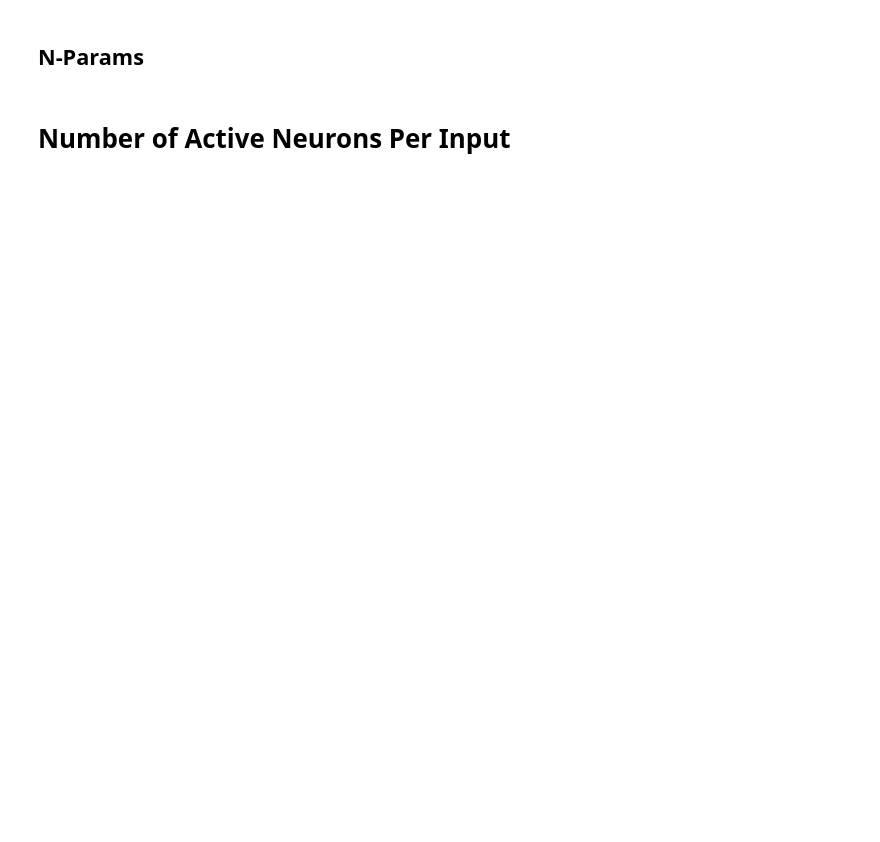
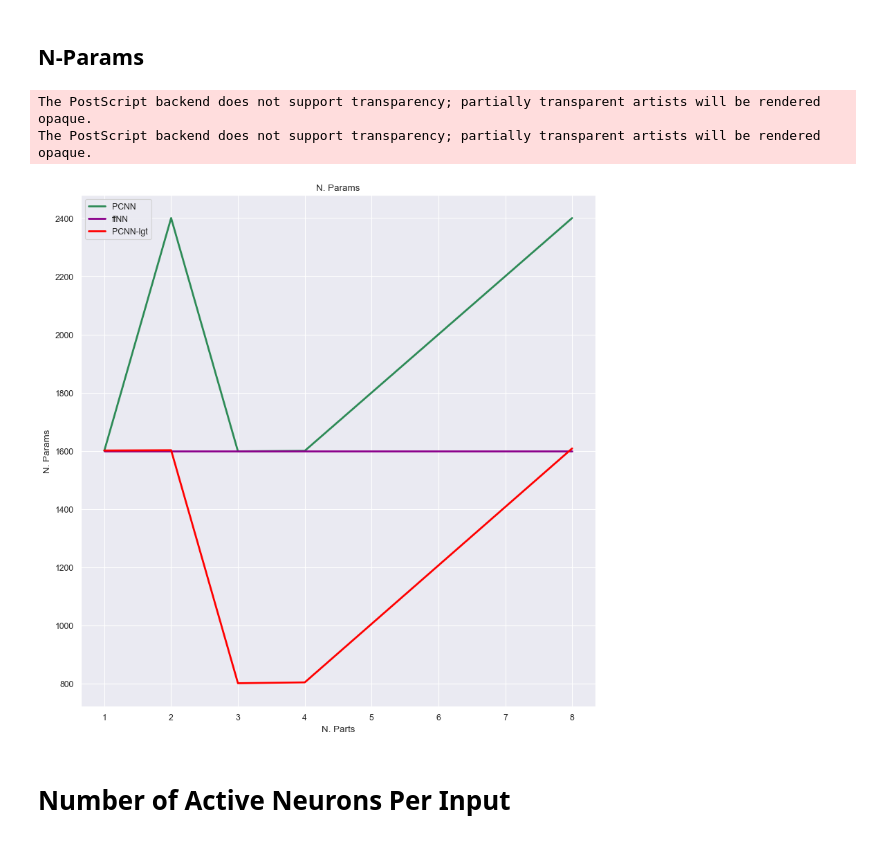
Before and after one commit to AnastasisKratsios/Architopes_Semisupervised, a Jupyter notebook: PCNNs_Ablation_for_Revirews_New_Better_Shinier_Version.ipynb, the cells around one changed output. Drawn from its saved outputs; the diff is of its cells as text; code cells hidden in the pictures; blank space fills up the shorter version.

```diff
--- a/PCNNs_Ablation_for_Revirews_New_Better_Shinier_Version.ipynb
+++ b/PCNNs_Ablation_for_Revirews_New_Better_Shinier_Version.ipynb
@@ -562,4 +562,5 @@ performance_PCNN_ffNN_logistic_report_MAE_train = (performance_PCNN_ffNN_logisti
 performance_PCNN_ffNN_logistic_report_MAE_test = (performance_PCNN_ffNN_logistic_hist[0,1,:])[get_unique_entries]
 performance_PCNN_ffNN_logistic_report_MSE_train = (performance_PCNN_ffNN_logistic_hist[1,0,:])[get_unique_entries]
 performance_PCNN_ffNN_logistic_report_MSE_test = (performance_PCNN_ffNN_logistic_hist[1,1,:])[get_unique_entries]
-N_params_PCNN_logistic_hist = N_params_PCNN_logistic_hist[get_unique_entries]
+N_params_PCNN_logistic_hist = (N_params_subPatterns_hist + N_parts_Generated_by_Algo_2_history_report)[get_unique_entries]
+N_params_PCNN_logistic_hist_per_input = N_parts_Generated_by_Algo_2_history_report + N_params_subPatterns_hist[get_unique_entries]
@@ -765,33 +764,42 @@ sns.set()
 # Initialize Plot #
 #-----------------#
 plt.figure(num=None, figsize=(12, 12), dpi=80, facecolor='w', edgecolor='k')
 # Format Plot #
 #-------------#
 plt.title("N. Params")
 plt.xlabel("N. Parts")
 plt.ylabel("N. Params")
 
 # Generate Plots #
 #----------------#
 # Plot Signal
 plt.plot(N_parts_Generated_by_Algo_2_history_report,
          N_Params,
          label = 'PCNN',
          color='seagreen',
          linewidth=2.5)
 plt.plot(N_parts_Generated_by_Algo_2_history_report,
          N_neurons_ffNN,
          label = 'ffNN',
          color='darkmagenta',
          linewidth=2.5)
+plt.plot(N_parts_Generated_by_Algo_2_history_report,
+         N_params_PCNN_logistic_hist,
+         label = 'PCNN-lgt',
+         color='red',
+         linewidth=2.5)
 plt.legend(loc="upper left")
 
 
 # Export #
 #--------#
 # SAVE Figure to .eps
 plt.savefig('./outputs/plotsANDfigures/Ablation_N_Params___'+str(Option_Function)+'__Fix_Neurons_Q'+str(Tied_Neurons_Q)+'.eps')
 plt.show()
+# %% [output]
+The PostScript backend does not support transparency; partially transparent artists will be rendered opaque.
+The PostScript backend does not support transparency; partially transparent artists will be rendered opaque.
+[figure, added]
 # %% [markdown]
 # Number of Active Neurons Per Input
 # %%
```
Also changed, not shown: parts of 7 cells of this notebook, 9 other files.
